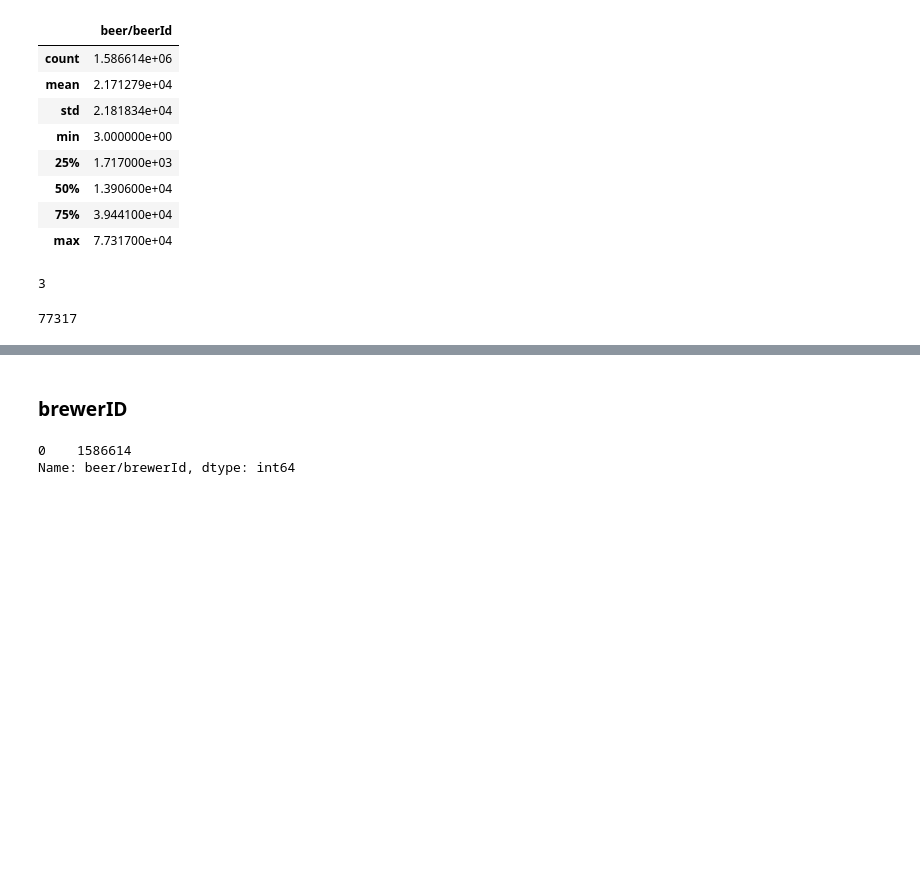
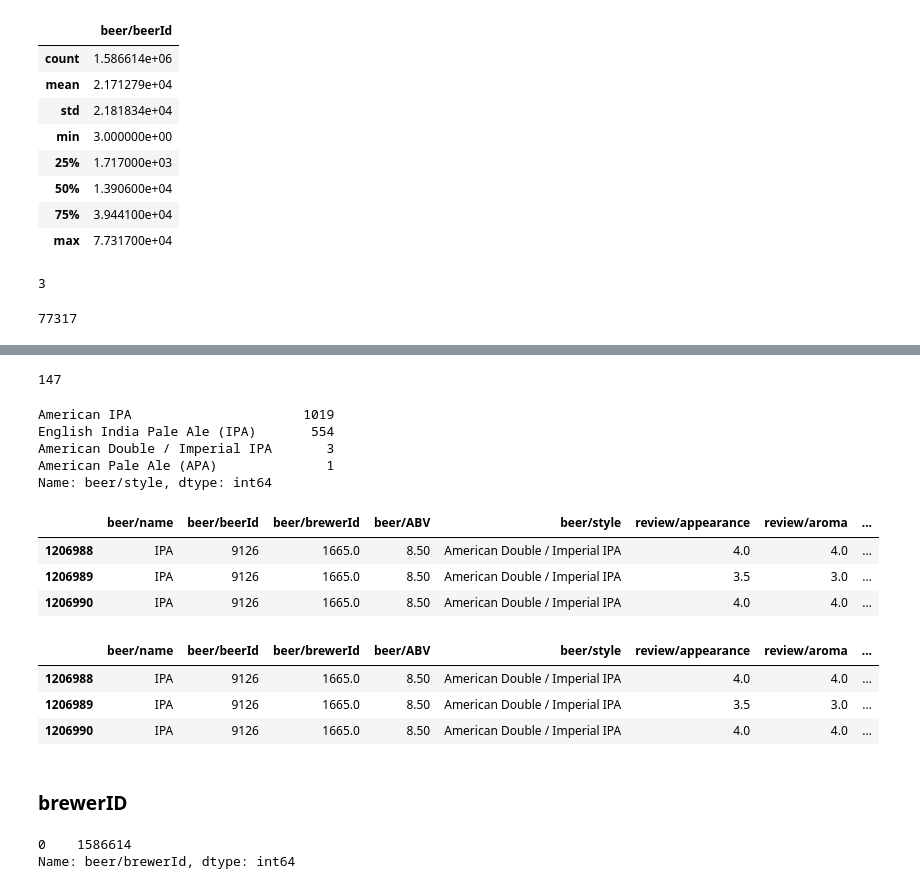
Before and after one commit to boostcampaitech3/final-project-level3-recsys-10, a Jupyter notebook: EDA/beeradvocate_EDA_styoo.ipynb, the cells around one changed output, grey strips where cells are left out. Drawn from its saved outputs; the diff is of its cells as text; code cells hidden in the pictures; blank space fills up the shorter version.

```diff
--- a/EDA/beeradvocate_EDA_styoo.ipynb
+++ b/EDA/beeradvocate_EDA_styoo.ipynb
@@ -181,3 +199,32 @@ beeradvocate['beer/beerId'].max()
+# %%
+# beer 이름이 IPA인 맥주의 맥주 id 수 확인
+beeradvocate[beeradvocate['beer/name'] == 'IPA']['beer/beerId'].nunique()
+# %% [output]
+147
+# %%
+# beer 이름이 IPA인 맥주의 맥주 style
+beeradvocate[beeradvocate['beer/name'] == 'IPA']['beer/style'].value_counts()
+# %% [output]
+American IPA                      1019
+English India Pale Ale (IPA)       554
+American Double / Imperial IPA       3
+American Pale Ale (APA)              1
+Name: beer/style, dtype: int64
+# %%
+beeradvocate[(beeradvocate['beer/name'] == 'IPA') & (beeradvocate['beer/style'] == 'American Double / Imperial IPA')]
+# %% [output]
+|  | beer/name | beer/beerId | beer/brewerId | beer/ABV | beer/style | review/appearance | review/aroma | ... |
+| 1206988 | IPA | 9126 | 1665.0 | 8.50 | American Double / Imperial IPA | 4.0 | 4.0 | ... |
+| 1206989 | IPA | 9126 | 1665.0 | 8.50 | American Double / Imperial IPA | 3.5 | 3.0 | ... |
+| 1206990 | IPA | 9126 | 1665.0 | 8.50 | American Double / Imperial IPA | 4.0 | 4.0 | ... |
+# %%
+## beerId 9126의 beer/name 확인
+beeradvocate[(beeradvocate['beer/beerId'] == 9126)]
+# %% [output]
+|  | beer/name | beer/beerId | beer/brewerId | beer/ABV | beer/style | review/appearance | review/aroma | ... |
+| 1206988 | IPA | 9126 | 1665.0 | 8.50 | American Double / Imperial IPA | 4.0 | 4.0 | ... |
+| 1206989 | IPA | 9126 | 1665.0 | 8.50 | American Double / Imperial IPA | 3.5 | 3.0 | ... |
+| 1206990 | IPA | 9126 | 1665.0 | 8.50 | American Double / Imperial IPA | 4.0 | 4.0 | ... |
 # %% [markdown]
 ### brewerID
 # %%
```
Also changed, not shown: parts of 5 cells of this notebook.
